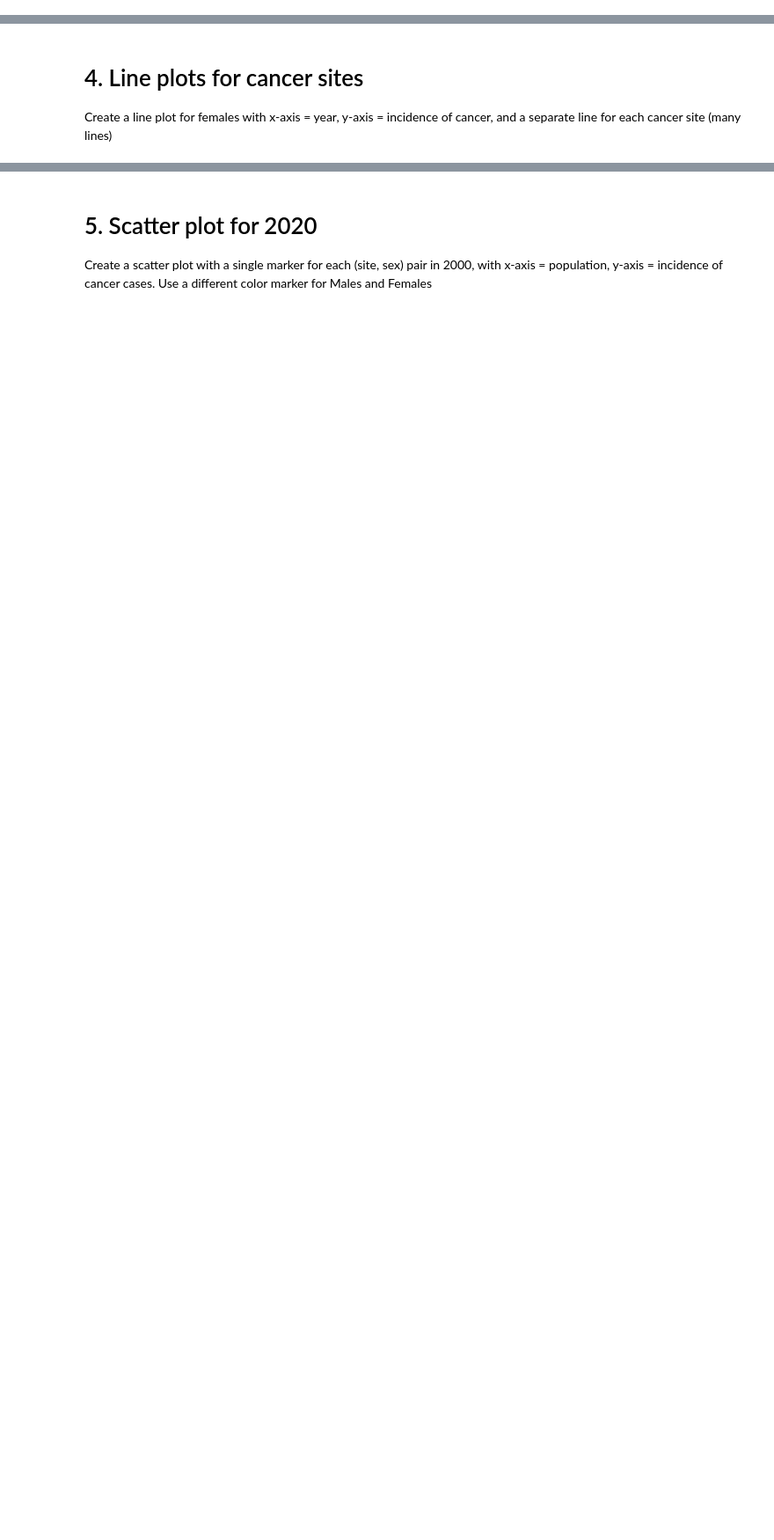
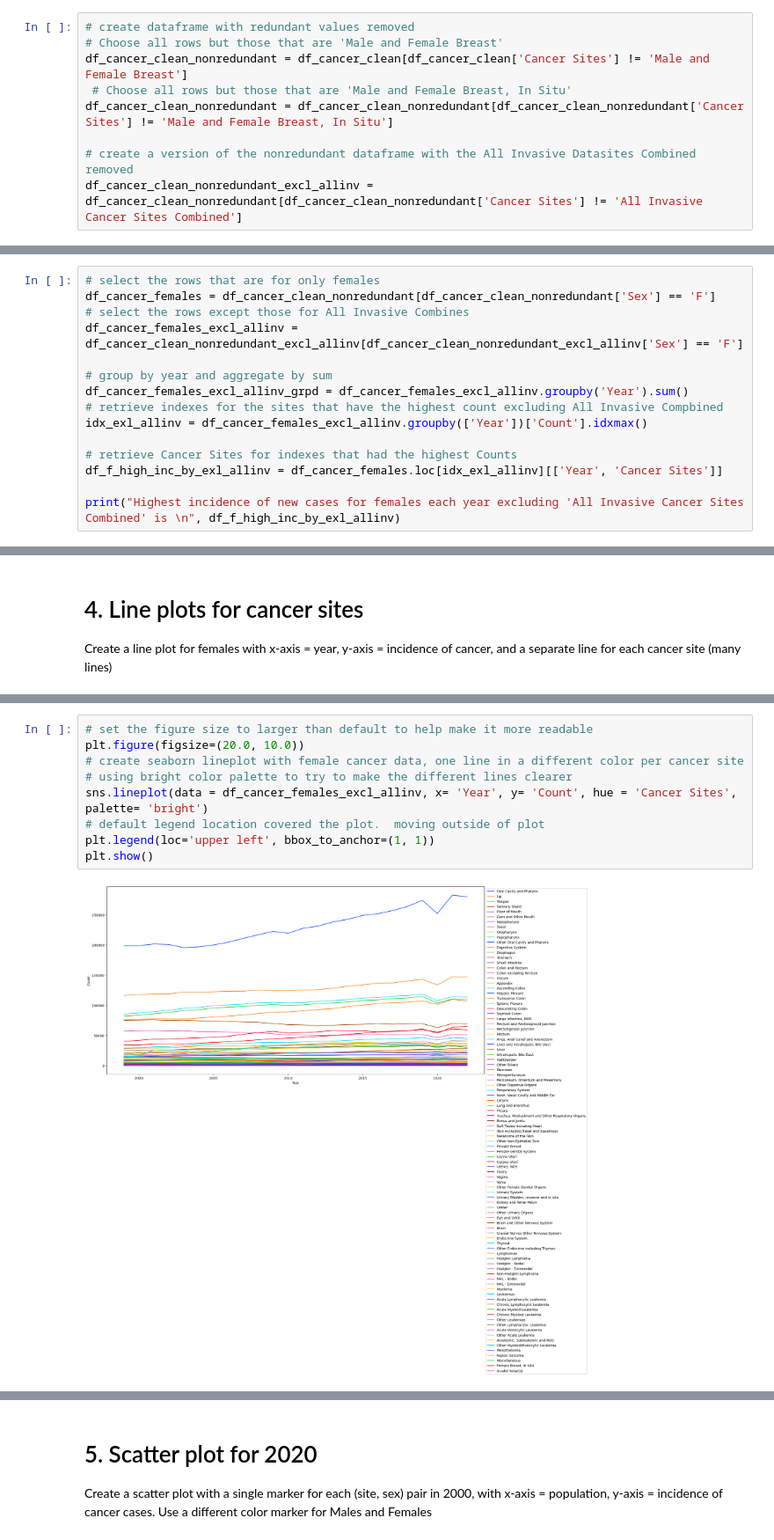
Before and after one commit to robinphurtado/Assignment1, a Jupyter notebook: notebooks/assignment1-1.ipynb, the cells around one changed output, grey strips where cells are left out. Shown at 88% size. Cells and saved outputs as stored; diff of their text form; blank space fills up the shorter version.

```diff
--- a/notebooks/assignment1-1.ipynb
+++ b/notebooks/assignment1-1.ipynb
@@ -68,0 +138,9 @@ The rest of the assignment should be completed in this notebook:
+# %%
+# create dataframe with redundant values removed
+# Choose all rows but those that are 'Male and Female Breast'
+df_cancer_clean_nonredundant = df_cancer_clean[df_cancer_clean['Cancer Sites'] != 'Male and Female Breast']
+ # Choose all rows but those that are 'Male and Female Breast, In Situ'
+df_cancer_clean_nonredundant = df_cancer_clean_nonredundant[df_cancer_clean_nonredundant['Cancer Sites'] != 'Male and Female Breast, In Situ']
+
+# create a version of the nonredundant dataframe with the All Invasive Datasites Combined removed
+df_cancer_clean_nonredundant_excl_allinv = df_cancer_clean_nonredundant[df_cancer_clean_nonredundant['Cancer Sites'] != 'All Invasive Cancer Sites Combined']
@@ -72,0 +168,15 @@ Write code to determine which cancer site had the highest incidence of new cases
+# %%
+# select the rows that are for only females
+df_cancer_females = df_cancer_clean_nonredundant[df_cancer_clean_nonredundant['Sex'] == 'F']
+# select the rows except those for All Invasive Combines
+df_cancer_females_excl_allinv = df_cancer_clean_nonredundant_excl_allinv[df_cancer_clean_nonredundant_excl_allinv['Sex'] == 'F']
+
+# group by year and aggregate by sum
+df_cancer_females_excl_allinv_grpd = df_cancer_females_excl_allinv.groupby('Year').sum()
+# retrieve indexes for the sites that have the highest count excluding All Invasive Compbined
+idx_exl_allinv = df_cancer_females_excl_allinv.groupby(['Year'])['Count'].idxmax()
+
+# retrieve Cancer Sites for indexes that had the highest Counts
+df_f_high_inc_by_exl_allinv = df_cancer_females.loc[idx_exl_allinv][['Year', 'Cancer Sites']]
+
+print("Highest incidence of new cases for females each year excluding 'All Invasive Cancer Sites Combined' is \n", df_f_high_inc_by_exl_allinv)
@@ -80,0 +260,11 @@ Create a line plot for All Invasive Cancer Sites with x-axis = year, y-axis = in
+# %%
+# set the figure size to larger than default to help make it more readable
+plt.figure(figsize=(20.0, 10.0))
+# create seaborn lineplot with female cancer data, one line in a different color per cancer site
+# using bright color palette to try to make the different lines clearer
+sns.lineplot(data = df_cancer_females_excl_allinv, x= 'Year', y= 'Count', hue = 'Cancer Sites', palette= 'bright')
+# default legend location covered the plot.  moving outside of plot
+plt.legend(loc='upper left', bbox_to_anchor=(1, 1))
+plt.show()
+# %% [output]
+[figure, added]
```
Also changed, not shown: parts of 26 cells of this notebook, 1 other file.
